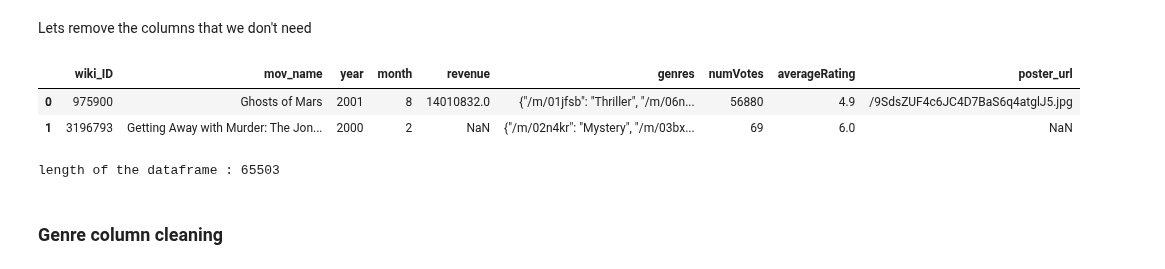
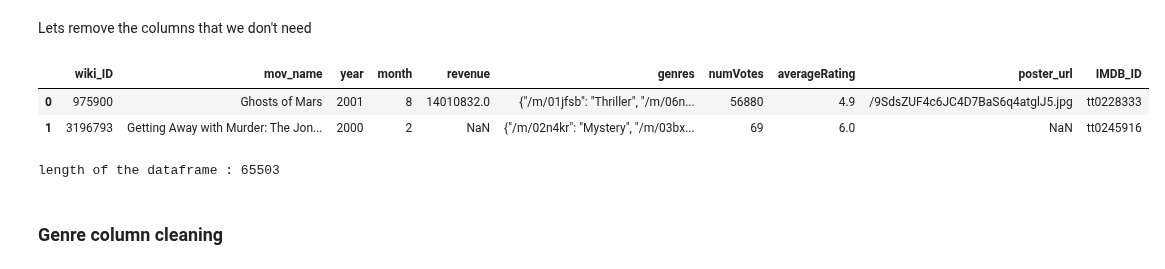
Before and after one commit to epfl-ada/ada-2023-project-abadakor, a Jupyter notebook: data/preprocessing.ipynb, the cells around one changed output. Cells and saved outputs as stored; diff of their text form; code cells hidden in the pictures.

```diff
--- a/data/preprocessing.ipynb
+++ b/data/preprocessing.ipynb
@@ -334,13 +334,13 @@ Percentage of missing values in column 'poster_url': 59.60%
 # %% [markdown]
 Lets remove the columns that we don't need
 # %%
-movie_rating_df = merged_poster_rating_movie_df[['wiki_ID', 'mov_name', 'year', 'month', 'revenue', 'genres', 'numVotes', 'averageRating', 'poster_url']].copy(deep=True)
+movie_rating_df = merged_poster_rating_movie_df[['wiki_ID', 'mov_name', 'year', 'month', 'revenue', 'genres', 'numVotes', 'averageRating', 'poster_url', 'IMDB_ID']].copy(deep=True)
 display(movie_rating_df.head(2))
 print(f"length of the dataframe : {len(movie_rating_df)}")
 # %% [output]
-|  | wiki_ID | mov_name | year | month | revenue | genres | numVotes | averageRating | poster_url |
-| 0 | 975900 | Ghosts of Mars | 2001 | 8 | 14010832.0 | {"/m/01jfsb": "Thriller", "/m/06n... | 56880 | 4.9 | /9SdsZUF4c6JC4D7BaS6q4atglJ5.jpg |
-| 1 | 3196793 | Getting Away with Murder: The Jon... | 2000 | 2 | NaN | {"/m/02n4kr": "Mystery", "/m/03bx... | 69 | 6.0 | NaN |
+|  | wiki_ID | mov_name | year | month | revenue | genres | numVotes | averageRating | poster_url | IMDB_ID |
+| 0 | 975900 | Ghosts of Mars | 2001 | 8 | 14010832.0 | {"/m/01jfsb": "Thriller", "/m/06n... | 56880 | 4.9 | /9SdsZUF4c6JC4D7BaS6q4atglJ5.jpg | tt0228333 |
+| 1 | 3196793 | Getting Away with Murder: The Jon... | 2000 | 2 | NaN | {"/m/02n4kr": "Mystery", "/m/03bx... | 69 | 6.0 | NaN | tt0245916 |
 length of the dataframe : 65503
 # %%
 movie_df = movie_rating_df.copy(deep=True)
```
Also changed, not shown: parts of 3 cells of this notebook, 3 other files.
